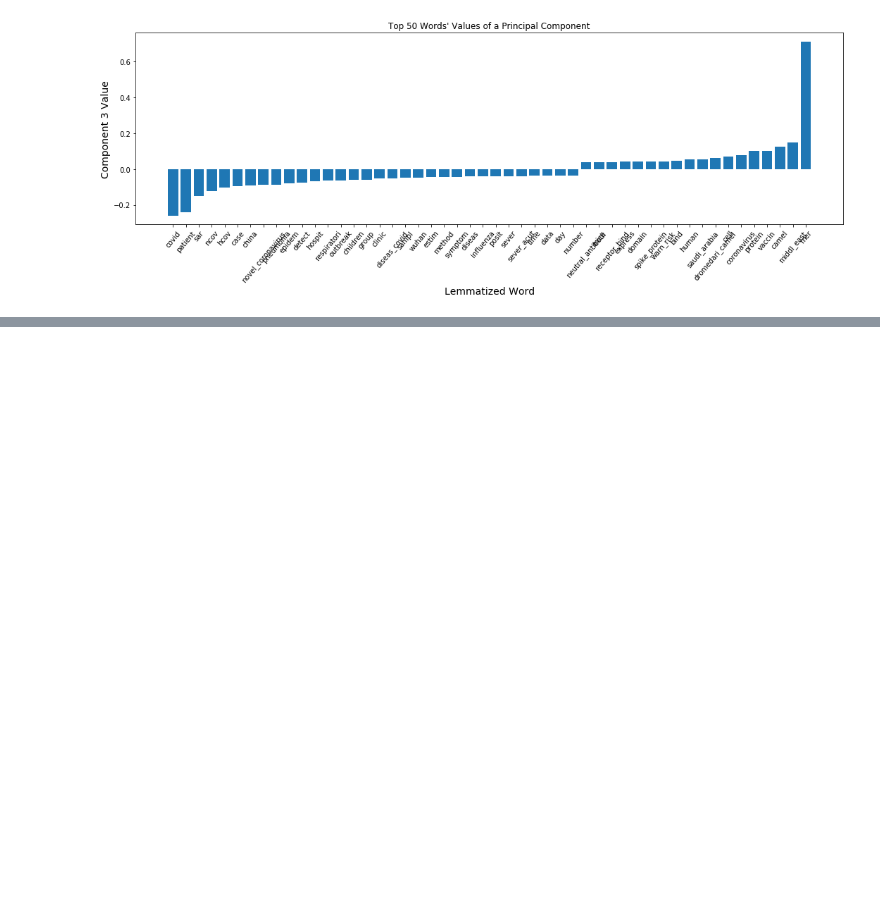
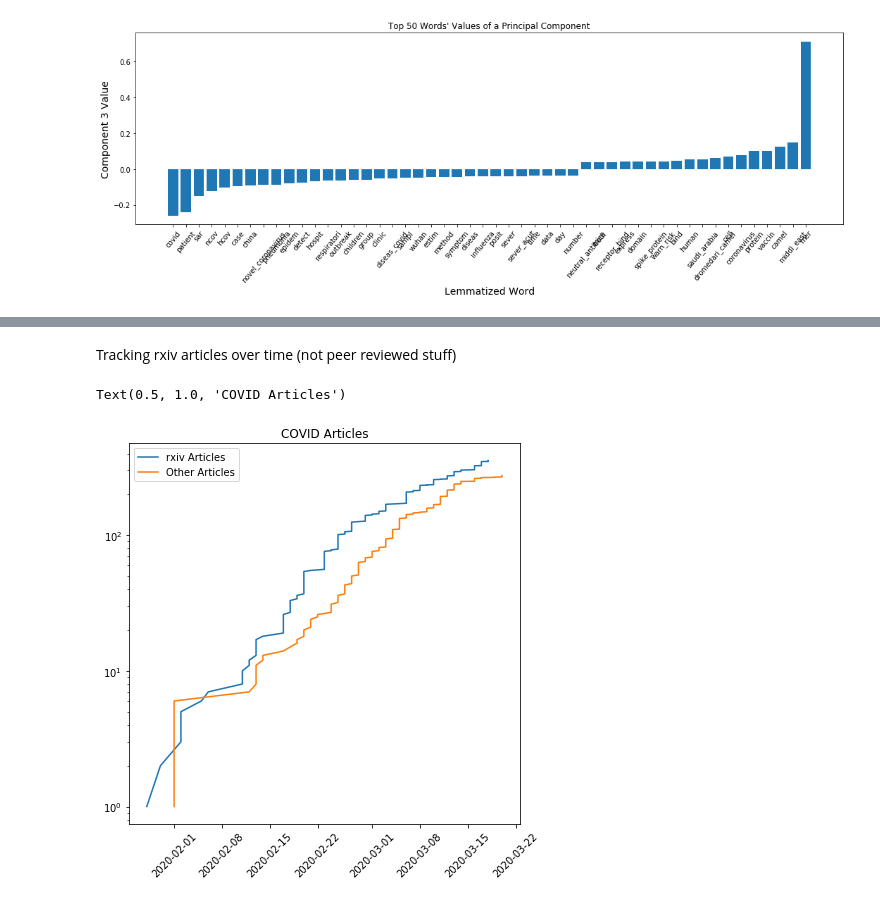
Before and after one commit to COVID19-DVRN/8-AI-Mapping-of-Relevant-Coronavirus-Literature, a Jupyter notebook: analysis/AbstractAnalytics-subsetted.ipynb, the cells around one changed output, grey strips where cells are left out. Drawn from its saved outputs; the diff is of its cells as text; code cells hidden in the pictures; blank space fills up the shorter version.

```diff
--- a/analysis/AbstractAnalytics-subsetted.ipynb
+++ b/analysis/AbstractAnalytics-subsetted.ipynb
@@ -204,0 +303,20 @@ metadata['abstract_COVID'] = metadata['abstract'].str.contains('COVID')
+# %% [markdown]
+Tracking rxiv articles over time (not peer reviewed stuff)
+# %%
+plt.figure(figsize=(7, 7))
+boolean = covid_abstracts['source_x'].isin(['biorxiv', 'medrxiv'])
+plt.plot(covid_abstracts[boolean]['converted_datetime'],
+         np.cumsum(np.repeat(1, len(covid_abstracts[boolean]))), label='rxiv Articles'
+        )
+boolean = boolean == False
+plt.plot(covid_abstracts[boolean]['converted_datetime'],
+         np.cumsum(np.repeat(1, len(covid_abstracts[boolean]))), label='Other Articles'
+        )
+
+plt.xticks(rotation=45)
+plt.yscale('log')
+plt.legend()
+plt.title('COVID Articles')
+# %% [output]
+Text(0.5, 1.0, 'COVID Articles')
+[figure, added]
```
Also changed, not shown: parts of 16 cells of this notebook.
